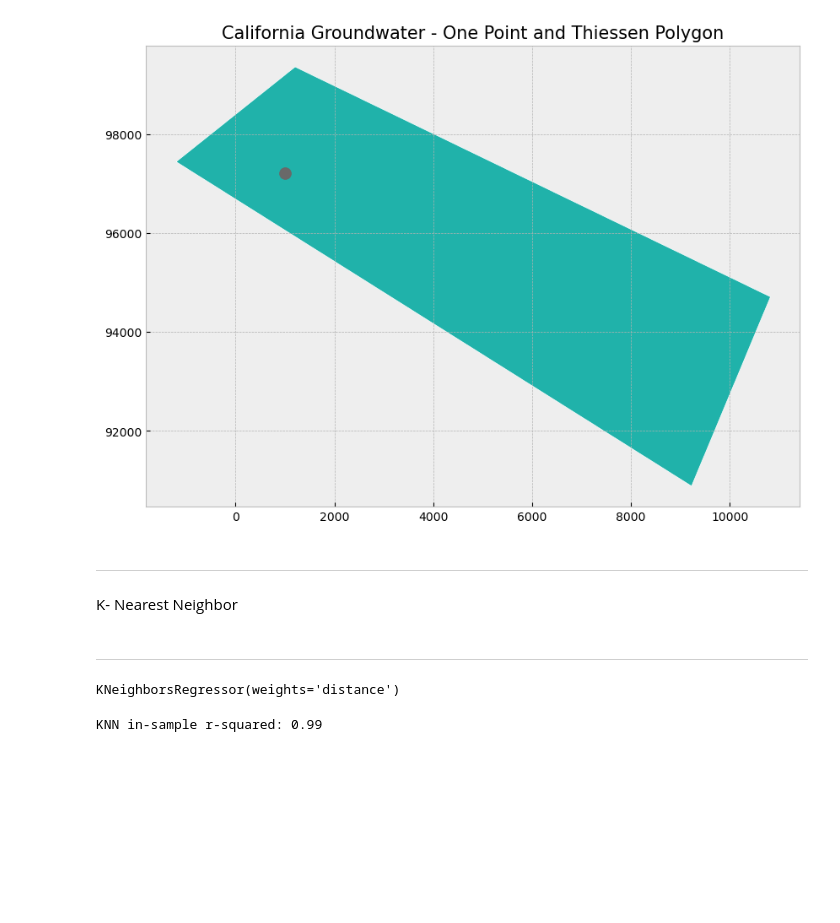
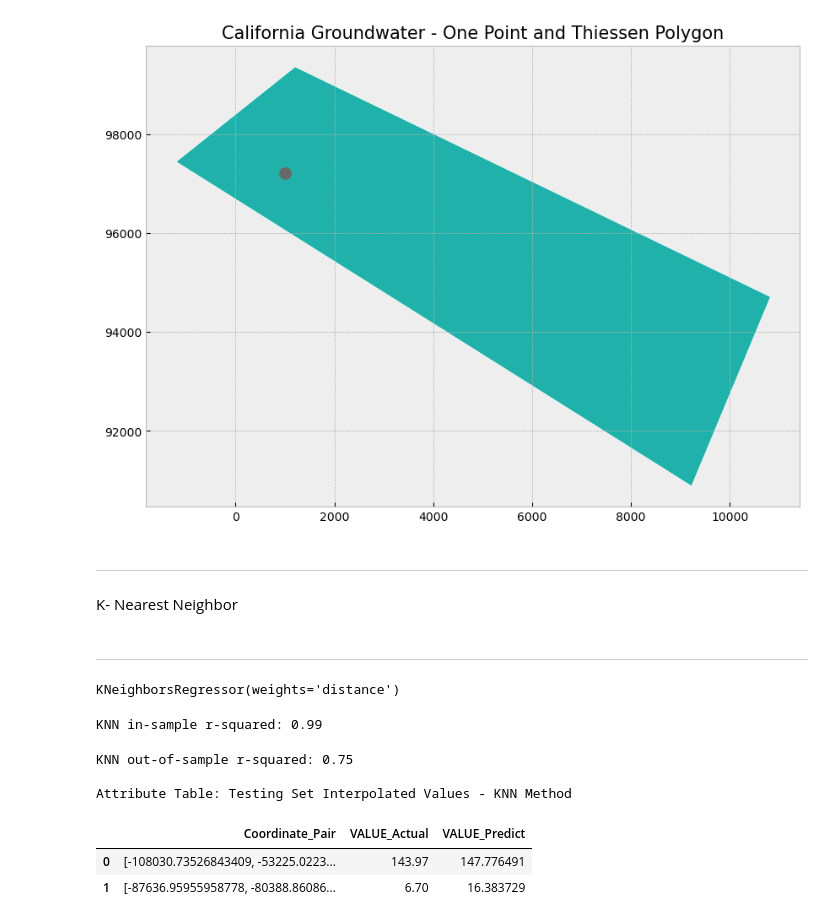
Before and after one commit to fivecheesetortellini/mozzarella, a Jupyter notebook: spatial_interpolation/ca_interpolations.ipynb, the cells around one changed output. Saved outputs shown, nothing was run; the diff lists cells and outputs as text; code cells hidden in the pictures; blank space fills up the shorter version.

```diff
--- a/spatial_interpolation/ca_interpolations.ipynb
+++ b/spatial_interpolation/ca_interpolations.ipynb
@@ -303,3 +303,27 @@ in_r_squared_knn = knn_regressor.score(coords_rain_train, value_rain_train)
 print("KNN in-sample r-squared: {}".format(round(in_r_squared_knn, 2)))
 # %% [output]
 KNN in-sample r-squared: 0.99
+# %%
+# Generate out-of-sample R^2
+out_r_squared_knn = knn_regressor.score(coords_rain_test, value_rain_test)
+print("KNN out-of-sample r-squared: {}".format(round(out_r_squared_knn, 2)))
+
+# Predict values for testing dataset
+coords_rain_test_predict_knn = knn_regressor.predict(coords_rain_test)
+
+# Create dictionary holding the actual and predicted values
+predict_dict_knn = {"Coordinate_Pair": coords_rain_test, "VALUE_Actual": value_rain_test, "VALUE_Predict": coords_rain_test_predict_knn}
+
+# Create dataframe from dictionary
+predict_df_knn = pd.DataFrame(predict_dict_knn)
+
+# Display attribute table
+print("\nAttribute Table: Testing Set Interpolated Values - KNN Method")
+display(predict_df_knn.head(2))
+# %% [output]
+KNN out-of-sample r-squared: 0.75
+
+Attribute Table: Testing Set Interpolated Values - KNN Method
+|  | Coordinate_Pair | VALUE_Actual | VALUE_Predict |
+| 0 | [-108030.73526843409, -53225.0223... | 143.97 | 147.776491 |
+| 1 | [-87636.95955958778, -80388.86086... | 6.70 | 16.383729 |
```
